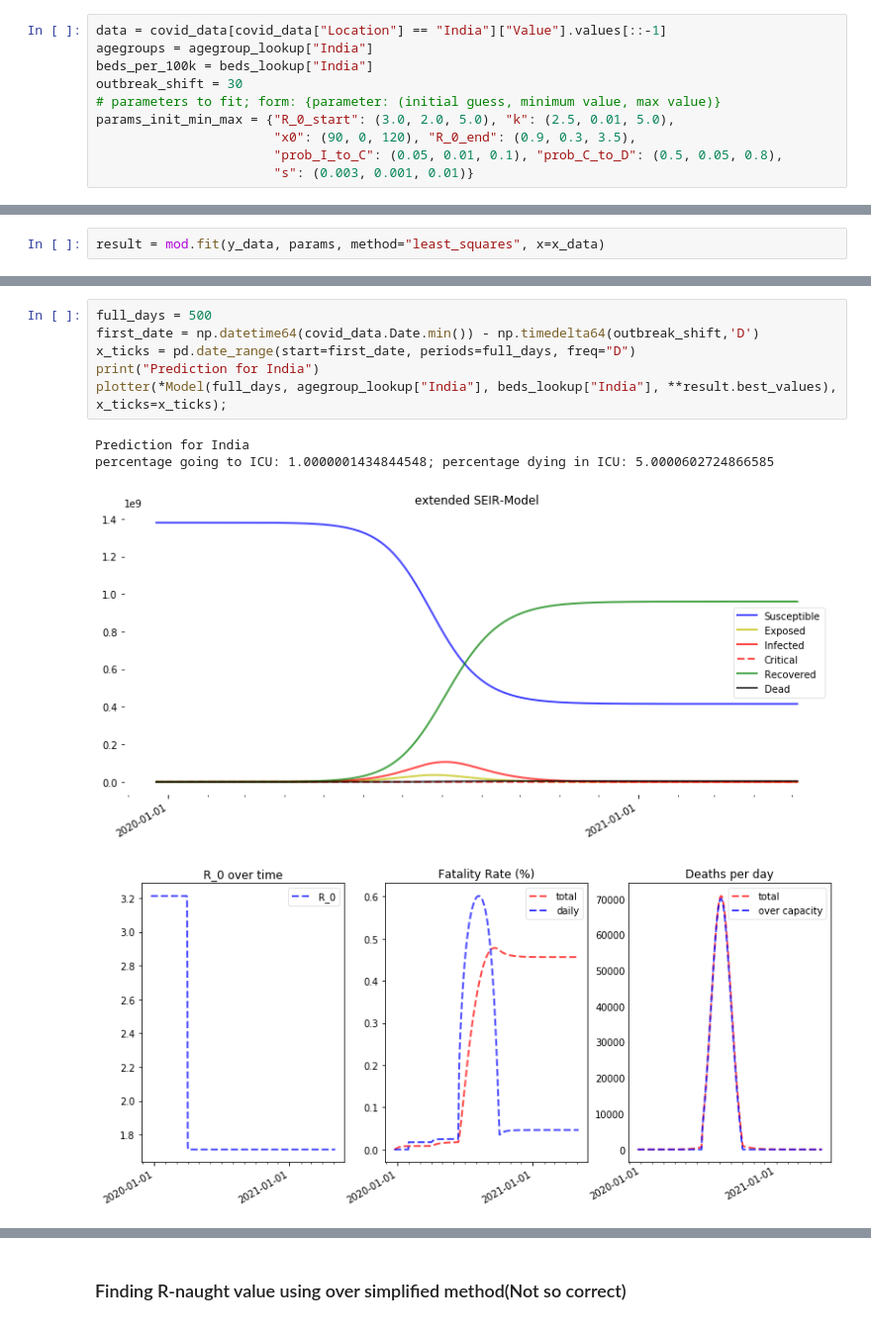
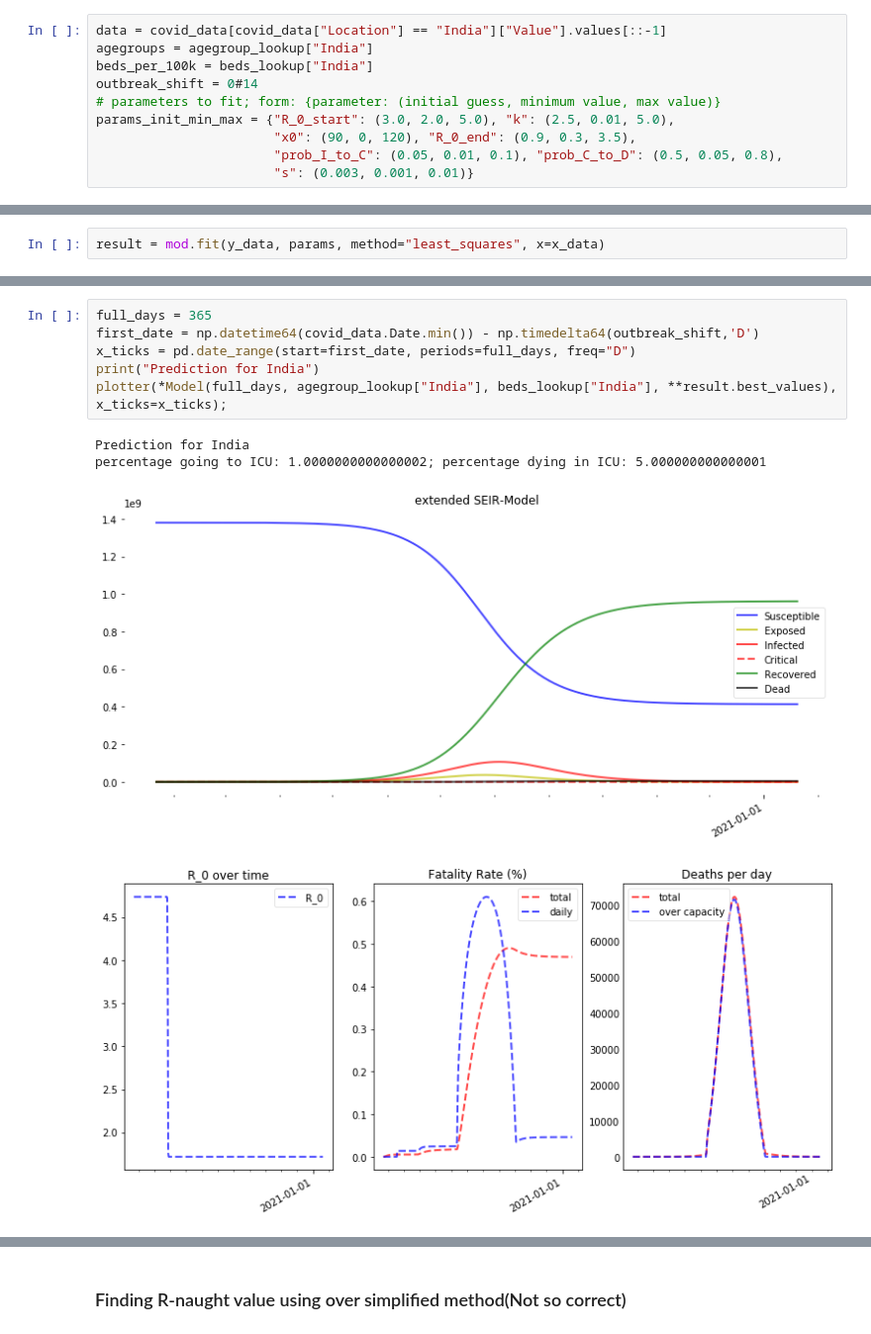
Before and after one commit to swapnanilsharma/Covid19-India-Finding-Insight, a Jupyter notebook: Covid19-India-finding-insight.ipynb, the cells around one changed output, grey strips where cells are left out. Shown: that part at 99% size. Drawn from its saved outputs; the diff is of its cells as text.

```diff
--- a/Covid19-India-finding-insight.ipynb
+++ b/Covid19-India-finding-insight.ipynb
@@ -394,7 +394,7 @@ def plotter(t, S, E, I, C, R, D, R_0, B, S_1=None, S_2=None, x_ticks=None):
 data = covid_data[covid_data["Location"] == "India"]["Value"].values[::-1]
 agegroups = agegroup_lookup["India"]
 beds_per_100k = beds_lookup["India"]
-outbreak_shift = 30
+outbreak_shift = 0#14
 # parameters to fit; form: {parameter: (initial guess, minimum value, max value)}
 params_init_min_max = {"R_0_start": (3.0, 2.0, 5.0), "k": (2.5, 0.01, 5.0),
                        "x0": (90, 0, 120), "R_0_end": (0.9, 0.3, 3.5),
@@ -447,11 +448,11 @@ Current R0 value in India is:1.7127801555365811
 # %%
-full_days = 500
+full_days = 365
 first_date = np.datetime64(covid_data.Date.min()) - np.timedelta64(outbreak_shift,'D')
 x_ticks = pd.date_range(start=first_date, periods=full_days, freq="D")
 print("Prediction for India")
 plotter(*Model(full_days, agegroup_lookup["India"], beds_lookup["India"], **result.best_values), x_ticks=x_ticks);
 # %% [output]
 Prediction for India
-percentage going to ICU: 1.0000001434844548; percentage dying in ICU: 5.0000602724866585
+percentage going to ICU: 1.0000000000000002; percentage dying in ICU: 5.000000000000001
-[figure, old version]
+[figure, new version]
-[figure, old version]
+[figure, new version]
```
Also changed, not shown: parts of 10 cells of this notebook, 2 other files.
